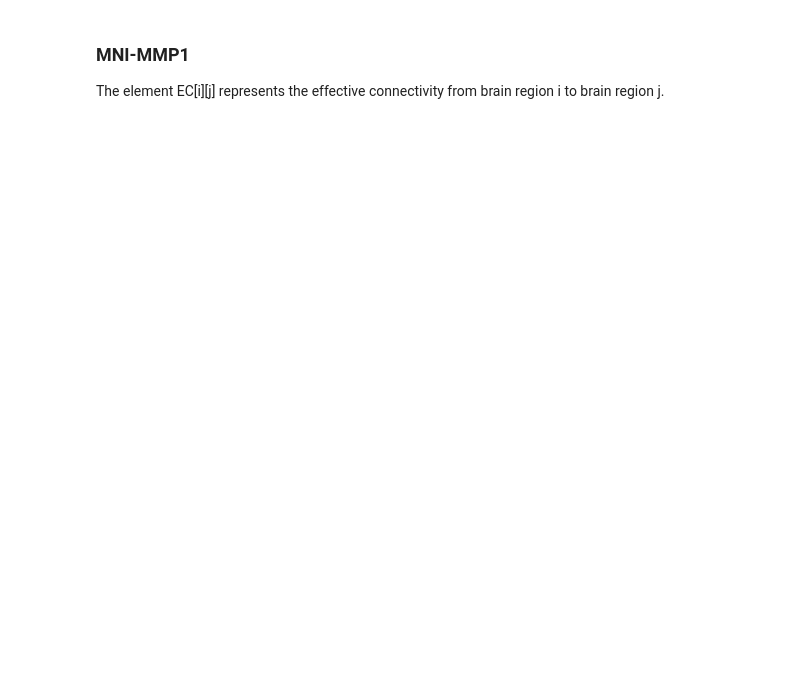
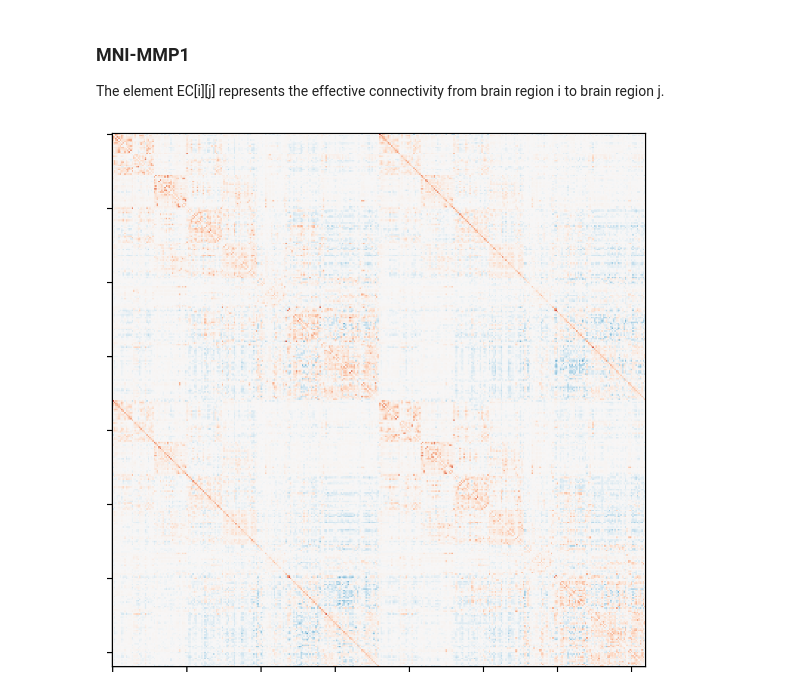
Before and after one commit to ncclab-sustech/NPI, a Jupyter notebook: Whole-brain_EC/Whole-brain_EC.ipynb, the cells around one changed output. Saved outputs shown, nothing was run; the diff lists cells and outputs as text; code cells hidden in the pictures; blank space fills up the shorter version.

```diff
--- a/Whole-brain_EC/Whole-brain_EC.ipynb
+++ b/Whole-brain_EC/Whole-brain_EC.ipynb
@@ -33,3 +33,16 @@ plt.show()
 # %% [markdown]
 ### MNI-MMP1
 The element EC\[i][j] represents the effective connectivity from brain region i to brain region j.
+# %%
+EC = np.loadtxt('./MNI-MMP1/EC_MNI-MMP1.txt')
+with open('./MNI-MMP1/labels_MNI-MMP1.txt') as f: labels = f.read().splitlines()
+
+neworderlr = np.loadtxt('./MNI-MMP1/neworderlr.txt')
+neworder = np.array([np.where(neworderlr == i)[0][0] for i in range(len(neworderlr))])
+oldorder = np.array([np.where(neworder == i)[0][0] for i in range(len(neworder))])
+# %%
+divnorm = TwoSlopeNorm(vmin = -0.2, vcenter = 0, vmax = 1.0)
+fig = plot_matrix(EC[neworder].T[neworder].T, norm = divnorm, colorbar = False)
+plt.show()
+# %% [output]
+[figure, added]
```
Also changed, not shown: parts of 6 cells of this notebook, 26 other files.
